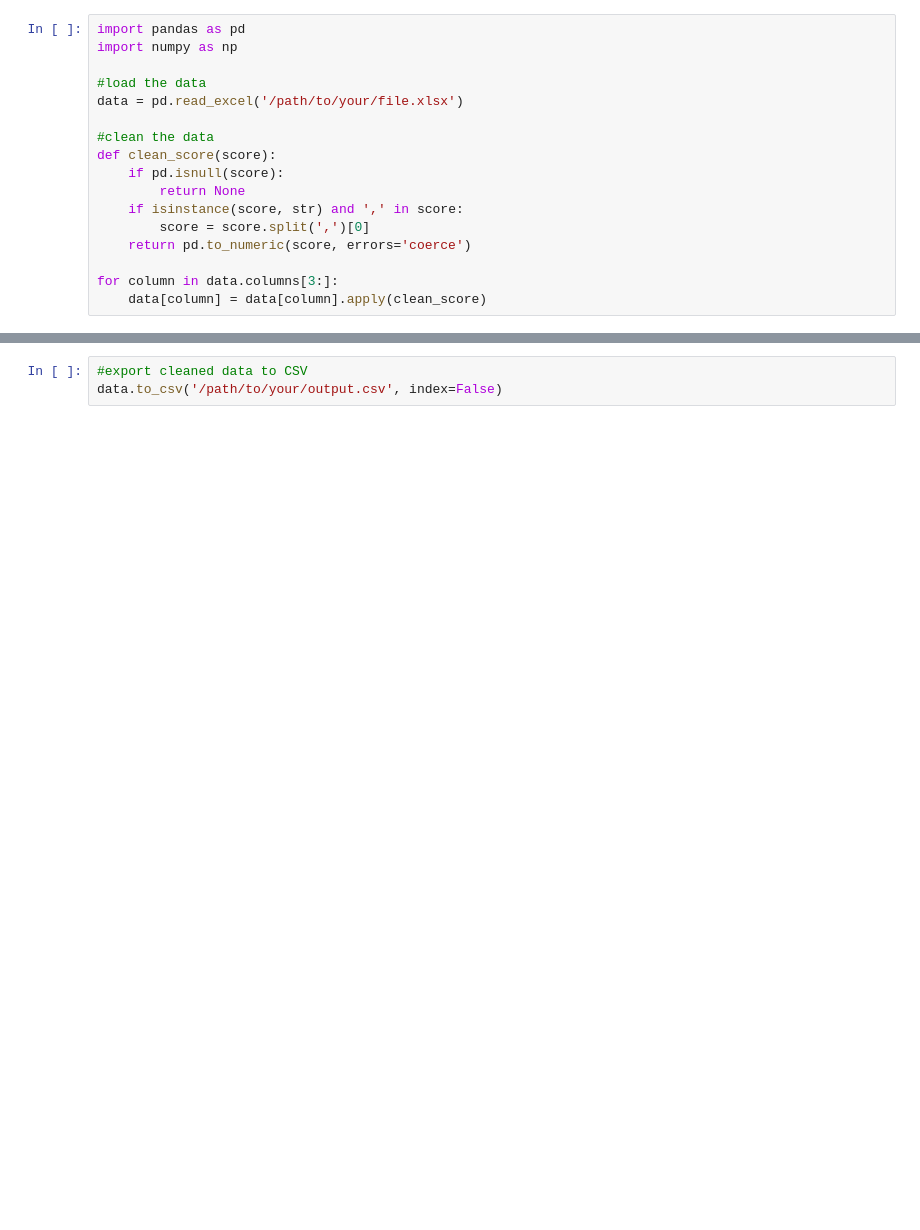
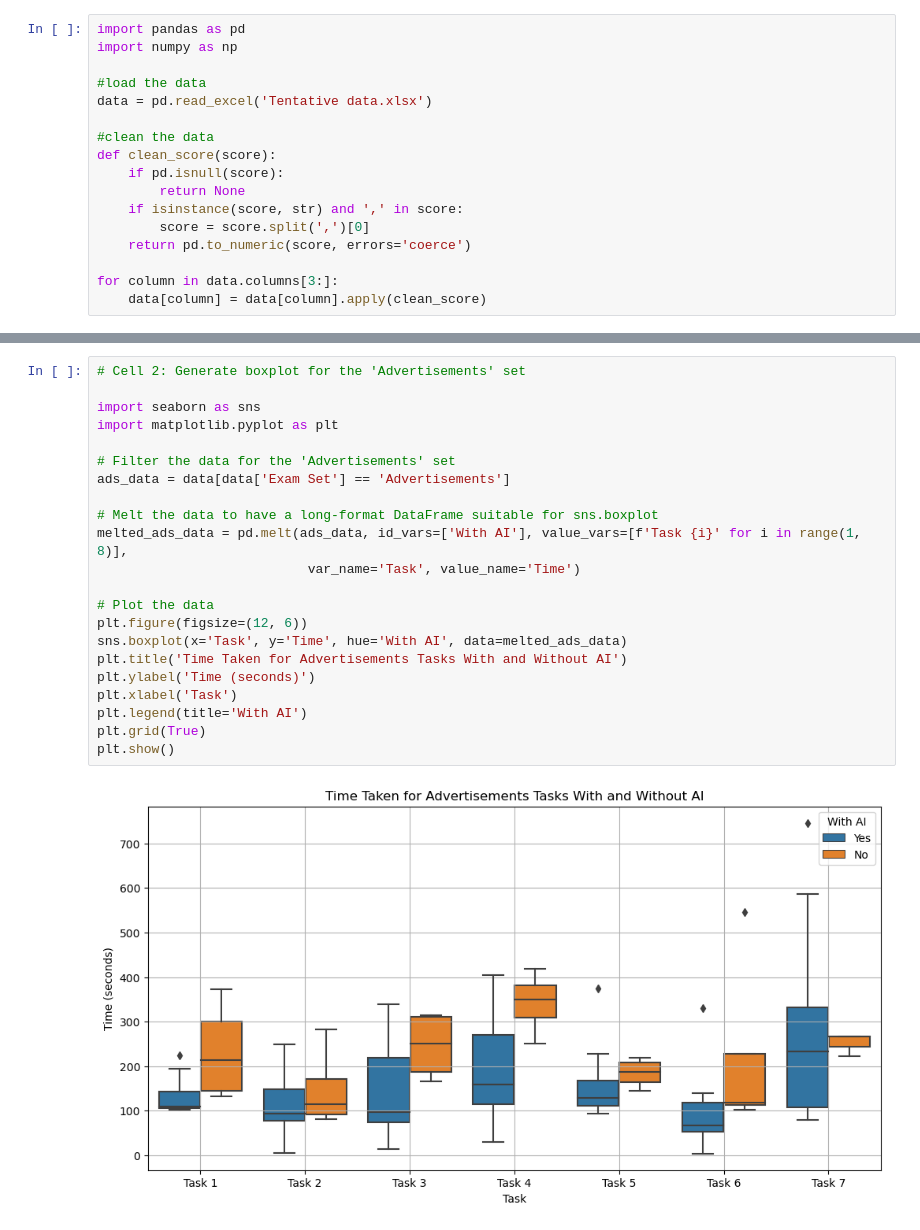
Before and after one commit to cseetreview/review_project, a Jupyter notebook: dataanalysis.ipynb, the cells around one changed output, grey strips where cells are left out. Drawn from its saved outputs; the diff is of its cells as text; blank space fills up the shorter version.

```diff
--- a/dataanalysis.ipynb
+++ b/dataanalysis.ipynb
@@ -3,7 +3,7 @@ import pandas as pd
 import numpy as np
 
 #load the data
-data = pd.read_excel('/path/to/your/file.xlsx')
+data = pd.read_excel('Tentative data.xlsx')
 
 #clean the data
 def clean_score(score):
@@ -60,3 +69,24 @@ print(f'T-Statistic: {t_stat}, P-value: {p_value}')
-# %%
-#export cleaned data to CSV
-data.to_csv('/path/to/your/output.csv', index=False)
+# %%
+# Cell 2: Generate boxplot for the 'Advertisements' set
+
+import seaborn as sns
+import matplotlib.pyplot as plt
+
+# Filter the data for the 'Advertisements' set
+ads_data = data[data['Exam Set'] == 'Advertisements']
+
+# Melt the data to have a long-format DataFrame suitable for sns.boxplot
+melted_ads_data = pd.melt(ads_data, id_vars=['With AI'], value_vars=[f'Task {i}' for i in range(1, 8)],
+                           var_name='Task', value_name='Time')
+
+# Plot the data
+plt.figure(figsize=(12, 6))
+sns.boxplot(x='Task', y='Time', hue='With AI', data=melted_ads_data)
+plt.title('Time Taken for Advertisements Tasks With and Without AI')
+plt.ylabel('Time (seconds)')
+plt.xlabel('Task')
+plt.legend(title='With AI')
+plt.grid(True)
+plt.show()
+# %% [output]
+[figure, added]
```
Also changed, not shown: parts of 5 cells of this notebook.
